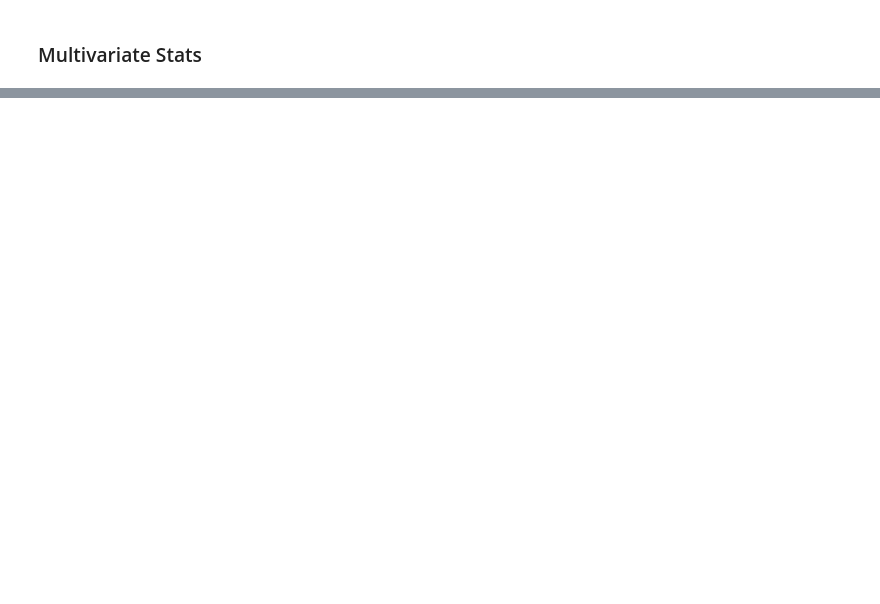
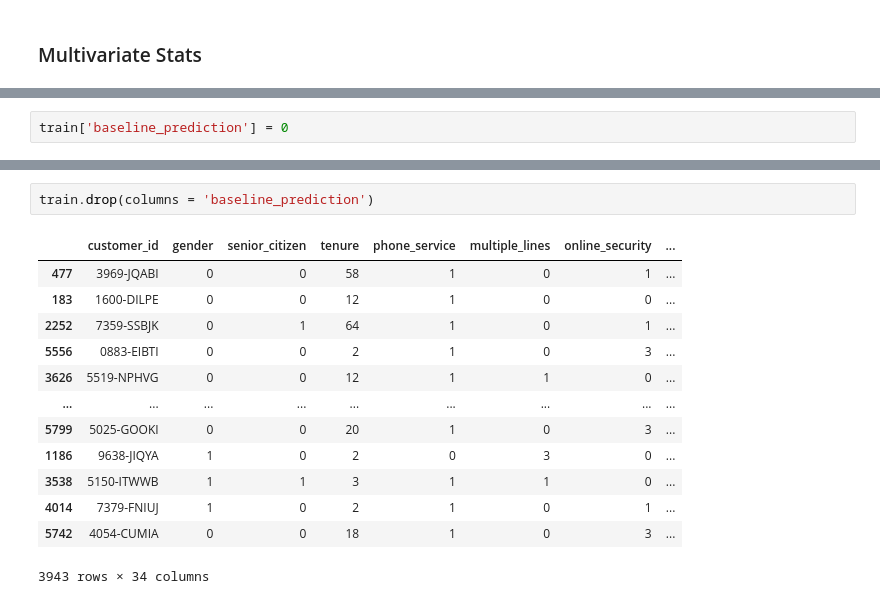
Before and after one commit to o0amandagomez0o/classification_proj, a Jupyter notebook: telco001.ipynb, the cells around one changed output, grey strips where cells are left out. Cells and saved outputs as stored; diff of their text form; blank space fills up the shorter version.

```diff
--- a/telco001.ipynb
+++ b/telco001.ipynb
@@ -707,0 +970,2 @@ explore.explore_multivariate(train, target, cat_vars, quant_vars)
+# %%
+train['baseline_prediction'] = 0
@@ -707,0 +982,16 @@ explore.explore_multivariate(train, target, cat_vars, quant_vars)
+# %%
+train.drop(columns = 'baseline_prediction')
+# %% [output]
+|  | customer_id | gender | senior_citizen | tenure | phone_service | multiple_lines | online_security | ... |
+| 477 | 3969-JQABI | 0 | 0 | 58 | 1 | 0 | 1 | ... |
+| 183 | 1600-DILPE | 0 | 0 | 12 | 1 | 0 | 0 | ... |
+| 2252 | 7359-SSBJK | 0 | 1 | 64 | 1 | 0 | 1 | ... |
+| 5556 | 0883-EIBTI | 0 | 0 | 2 | 1 | 0 | 3 | ... |
+| 3626 | 5519-NPHVG | 0 | 0 | 12 | 1 | 1 | 0 | ... |
+| ... | ... | ... | ... | ... | ... | ... | ... | ... |
+| 5799 | 5025-GOOKI | 0 | 0 | 20 | 1 | 0 | 3 | ... |
+| 1186 | 9638-JIQYA | 1 | 0 | 2 | 0 | 3 | 0 | ... |
+| 3538 | 5150-ITWWB | 1 | 1 | 3 | 1 | 1 | 0 | ... |
+| 4014 | 7379-FNIUJ | 1 | 0 | 2 | 1 | 0 | 1 | ... |
+| 5742 | 4054-CUMIA | 0 | 0 | 18 | 1 | 0 | 3 | ... |
+3943 rows × 34 columns
```
Also changed, not shown: parts of 100 cells of this notebook, 8 other files.
